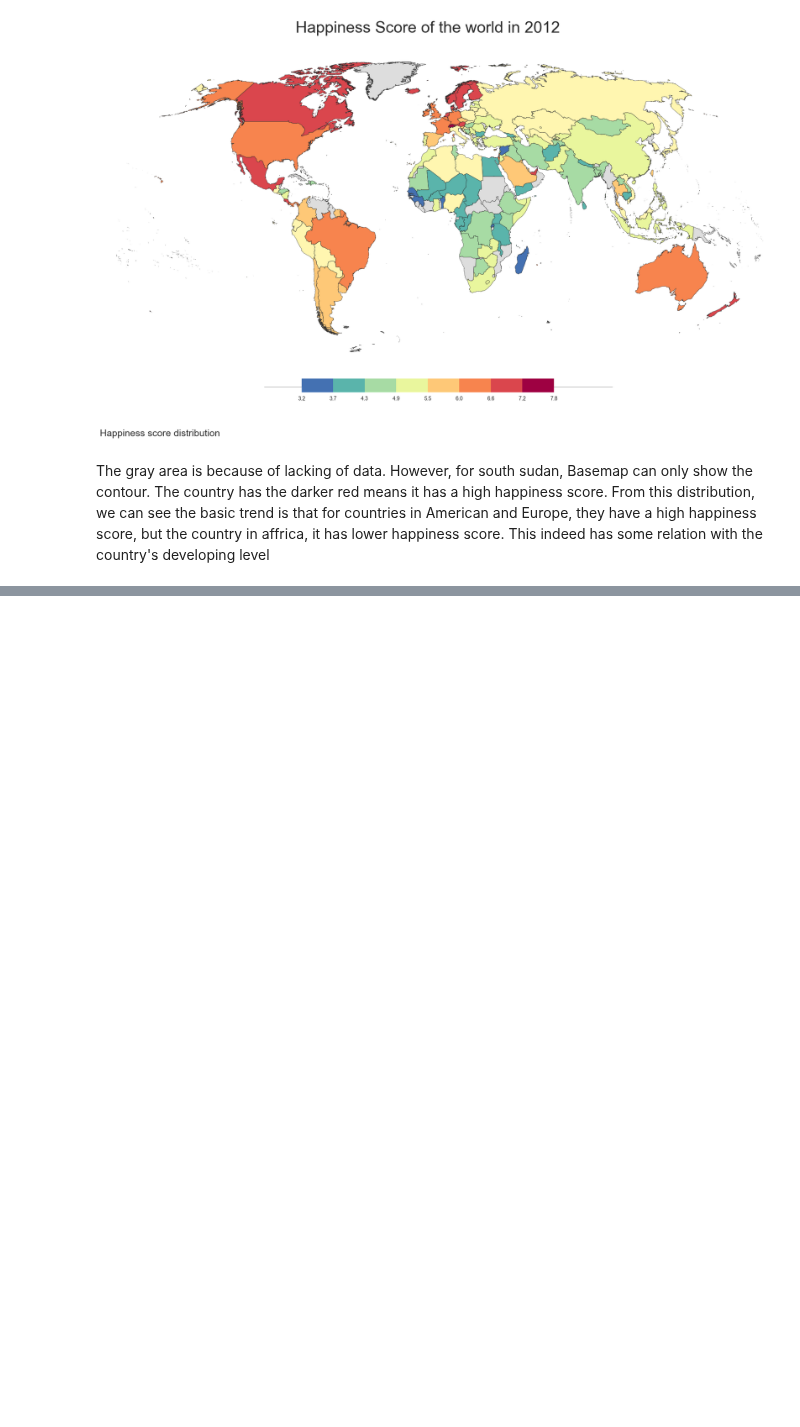
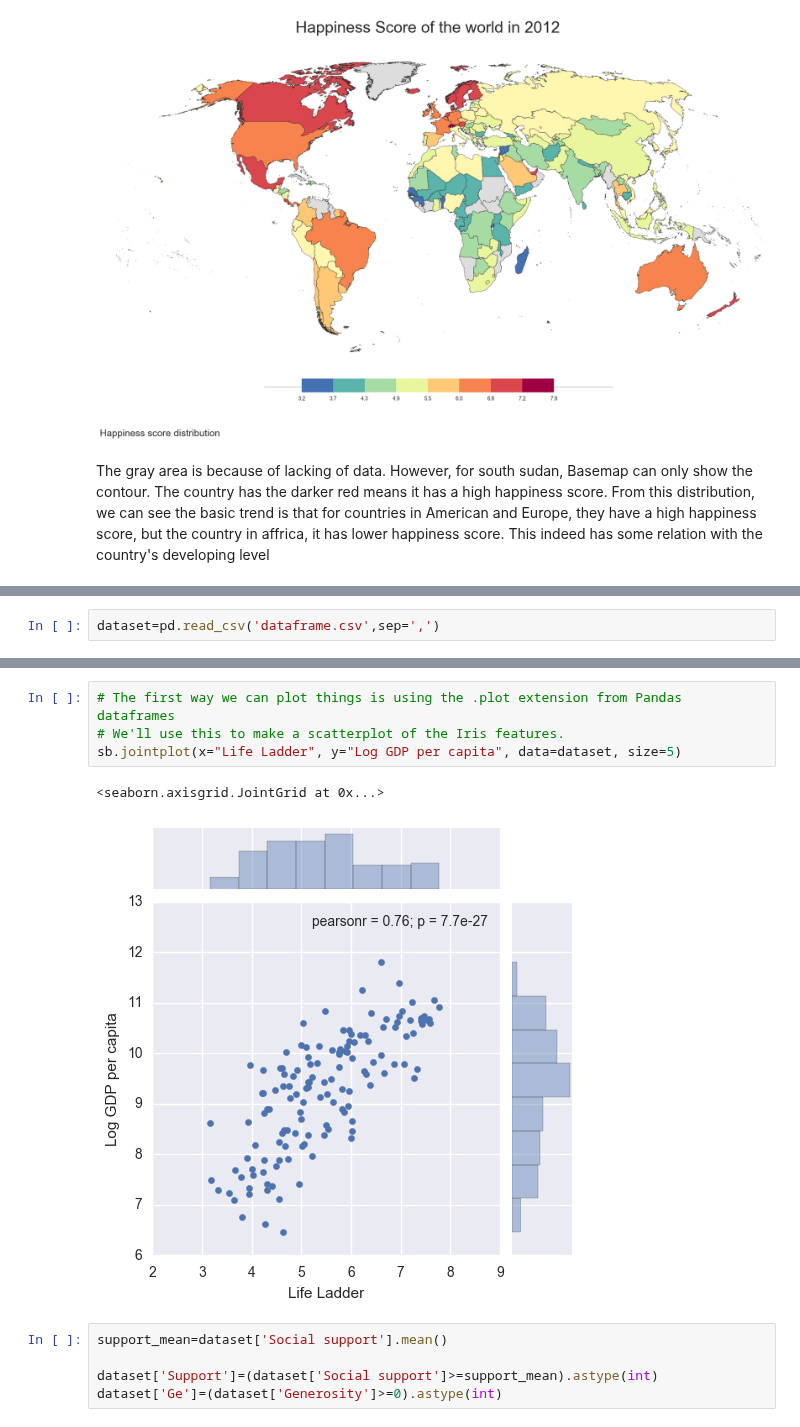
Before and after one commit to dangspin/SpringBoard_Projects, a Jupyter notebook: project_data/Data_Story.ipynb, the cells around one changed output, grey strips where cells are left out. Cells and saved outputs as stored; diff of their text form; blank space fills up the shorter version.

Commit message:
Keep data story and visulization

```diff
--- a/project_data/Data_Story.ipynb
+++ b/project_data/Data_Story.ipynb
@@ -155,0 +158,2 @@ The gray area is because of lacking of data. However, for south sudan, Basemap c
+# %%
+dataset=pd.read_csv('dataframe.csv',sep=',')
@@ -155,0 +170,12 @@ The gray area is because of lacking of data. However, for south sudan, Basemap c
+# %%
+# The first way we can plot things is using the .plot extension from Pandas dataframes
+# We'll use this to make a scatterplot of the Iris features.
+sb.jointplot(x="Life Ladder", y="Log GDP per capita", data=dataset, size=5)
+# %% [output]
+<seaborn.axisgrid.JointGrid at 0x...>
+[figure, added]
+# %%
+support_mean=dataset['Social support'].mean()
+
+dataset['Support']=(dataset['Social support']>=support_mean).astype(int)
+dataset['Ge']=(dataset['Generosity']>=0).astype(int)
```
Also changed, not shown: parts of 3 cells of this notebook.
